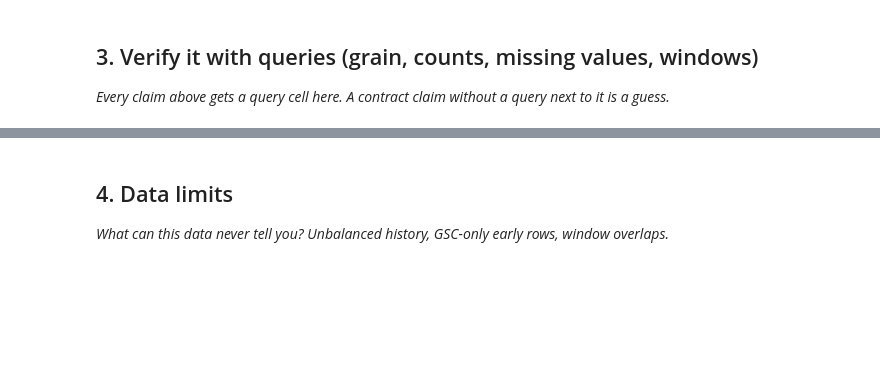
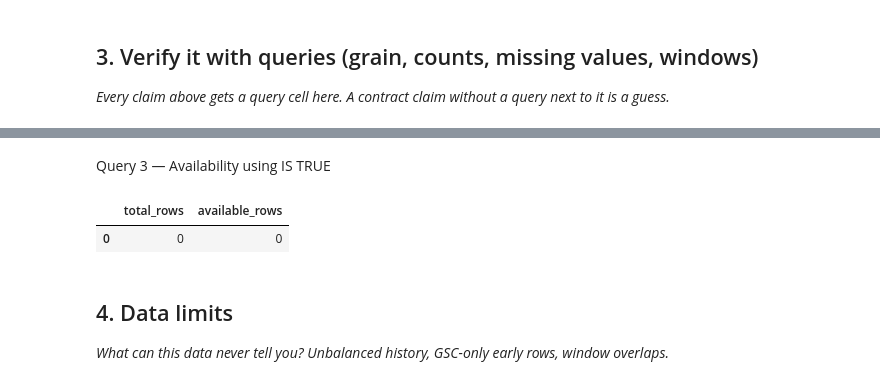
Before and after one commit to kiran162005/flyrank-ml, a Jupyter notebook: work/notebooks/w03_data_contract.ipynb, the cells around one changed output, grey strips where cells are left out. Cells and saved outputs as stored; diff of their text form; code cells hidden in the pictures; blank space fills up the shorter version.

```diff
--- a/work/notebooks/w03_data_contract.ipynb
+++ b/work/notebooks/w03_data_contract.ipynb
@@ -21,3 +120,21 @@ This skeleton is yours to fill. Work the sections **in order** — each one has
+# %% [markdown]
+Query 3 — Availability using IS TRUE
+# %%
+# Query 3: Check GSC availability
+availability_check = con.sql("""
+SELECT
+    COUNT(*) AS total_rows,
+    COUNT(*) FILTER (
+        WHERE gsc_available IS TRUE
+    ) AS available_rows
+FROM fact_content_daily_performance
+WHERE month = '2026-03'
+""").df()
+
+display(availability_check)
+# %% [output]
+|  | total_rows | available_rows |
+| 0 | 0 | 0 |
 # %% [markdown]
 ## 4. Data limits
 
```
Also changed, not shown: parts of 8 cells of this notebook.
